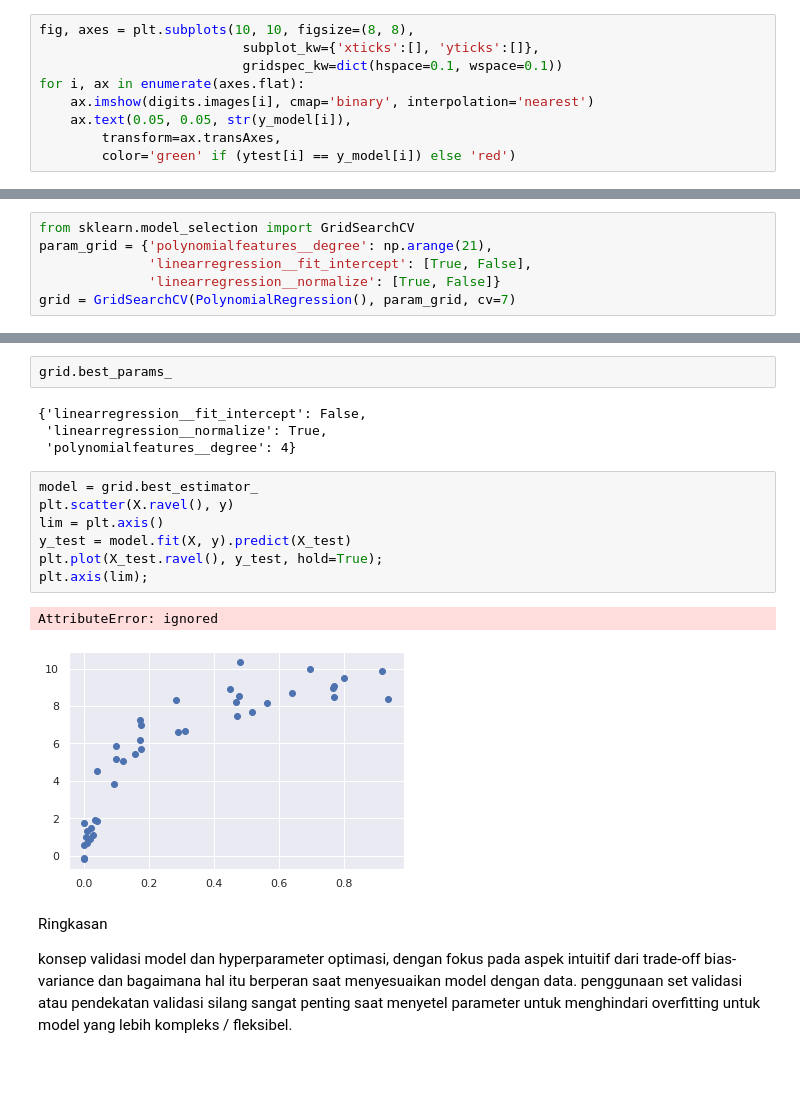
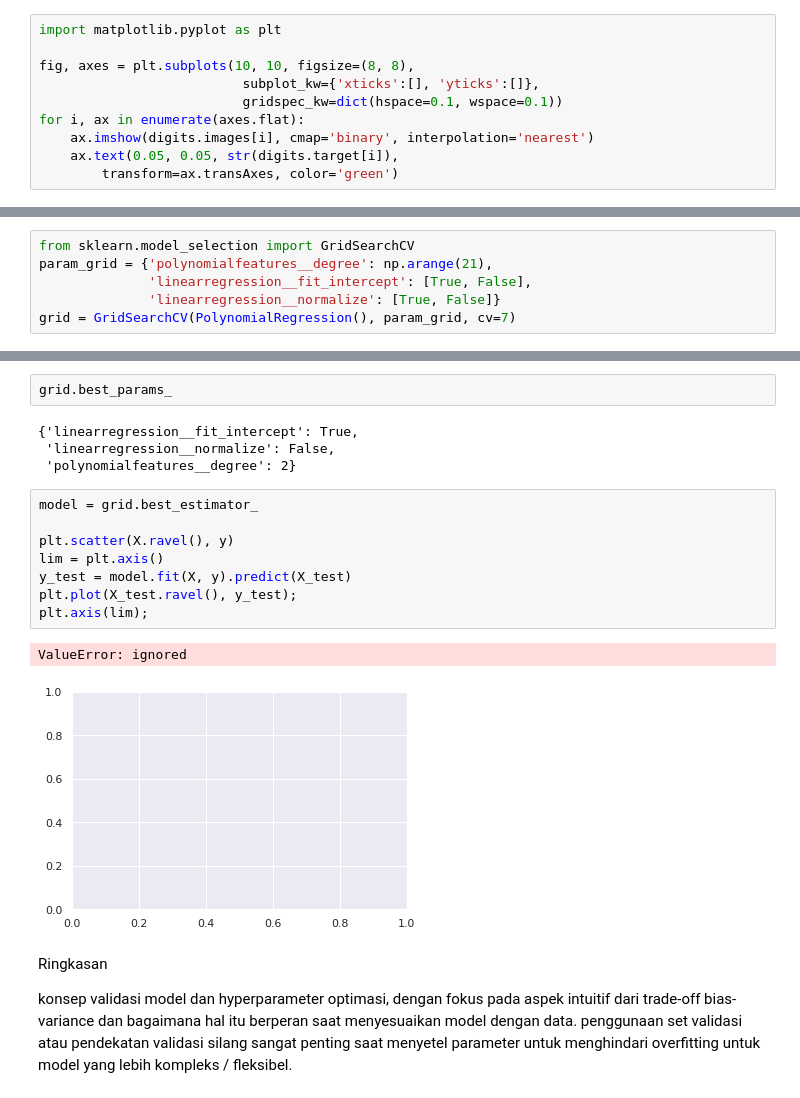
Before and after one commit to hanifaalwi/bigdata, a Jupyter notebook: HanifaAlwi_Tugas3.ipynb, the cells around one changed output, grey strips where cells are left out. Saved outputs shown, nothing was run; the diff lists cells and outputs as text; blank space fills up the shorter version.

```diff
--- a/HanifaAlwi_Tugas3.ipynb
+++ b/HanifaAlwi_Tugas3.ipynb
@@ -219,11 +223,12 @@ Ini menunjukkan kepada kita di mana titik-titik yang salah diberi label cenderun
 dua di sini salah diklasifikasikan sebagai satu atau delapan. Cara lain untuk mendapatkan intuisi
 karakteristik model adalah memplot input lagi, dengan label prediksi mereka
 # %%
+import matplotlib.pyplot as plt
+
 fig, axes = plt.subplots(10, 10, figsize=(8, 8),
                           subplot_kw={'xticks':[], 'yticks':[]},
                           gridspec_kw=dict(hspace=0.1, wspace=0.1))
 for i, ax in enumerate(axes.flat):
     ax.imshow(digits.images[i], cmap='binary', interpolation='nearest')
-    ax.text(0.05, 0.05, str(y_model[i]),
-        transform=ax.transAxes,
-        color='green' if (ytest[i] == y_model[i]) else 'red')
+    ax.text(0.05, 0.05, str(digits.target[i]),
+        transform=ax.transAxes, color='green')
@@ -393,19 +438,20 @@ grid.fit(X, y);
 # %%
 grid.best_params_
 # %% [output]
-{'linearregression__fit_intercept': False,
- 'linearregression__normalize': True,
- 'polynomialfeatures__degree': 4}
+{'linearregression__fit_intercept': True,
+ 'linearregression__normalize': False,
+ 'polynomialfeatures__degree': 2}
 # %%
 model = grid.best_estimator_
+
 plt.scatter(X.ravel(), y)
 lim = plt.axis()
 y_test = model.fit(X, y).predict(X_test)
-plt.plot(X_test.ravel(), y_test, hold=True);
+plt.plot(X_test.ravel(), y_test);
 plt.axis(lim);
 # %% [output]
-AttributeError: ignored
+ValueError: ignored
-[figure, old version]
+[figure, new version]
 # %% [markdown]
 Ringkasan
 
```
Also changed, not shown: parts of 11 cells of this notebook.
